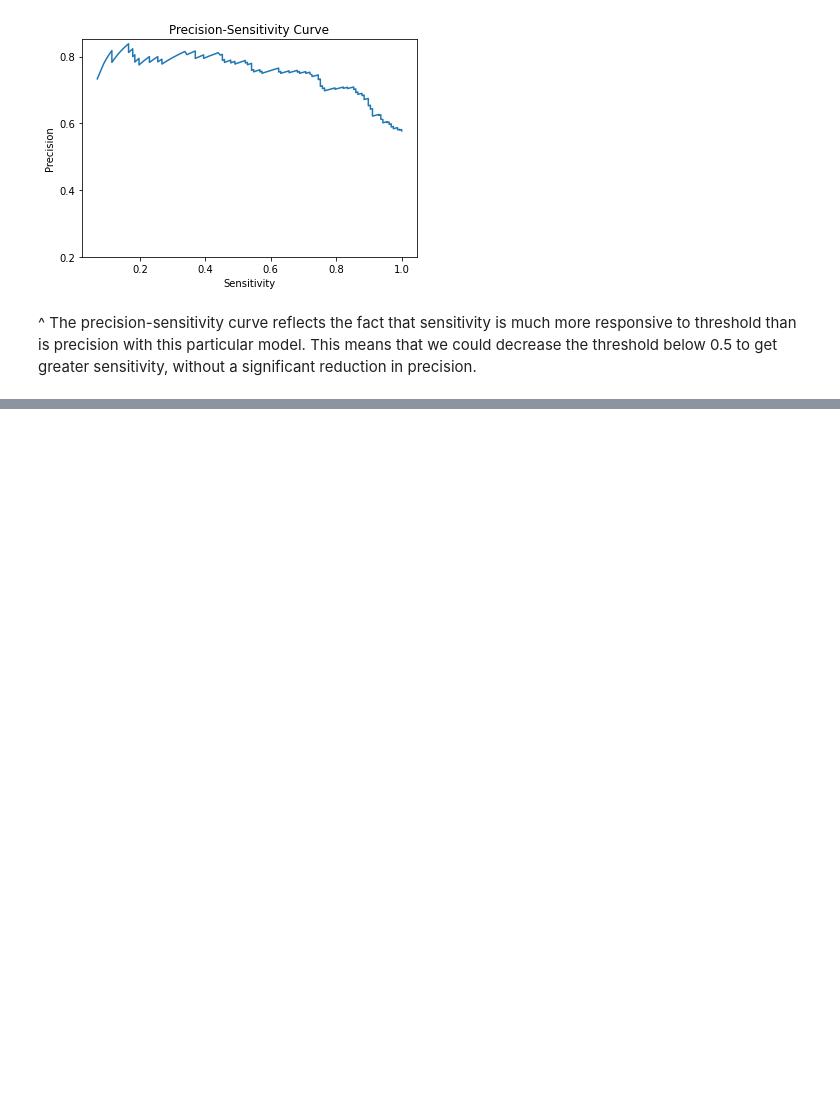
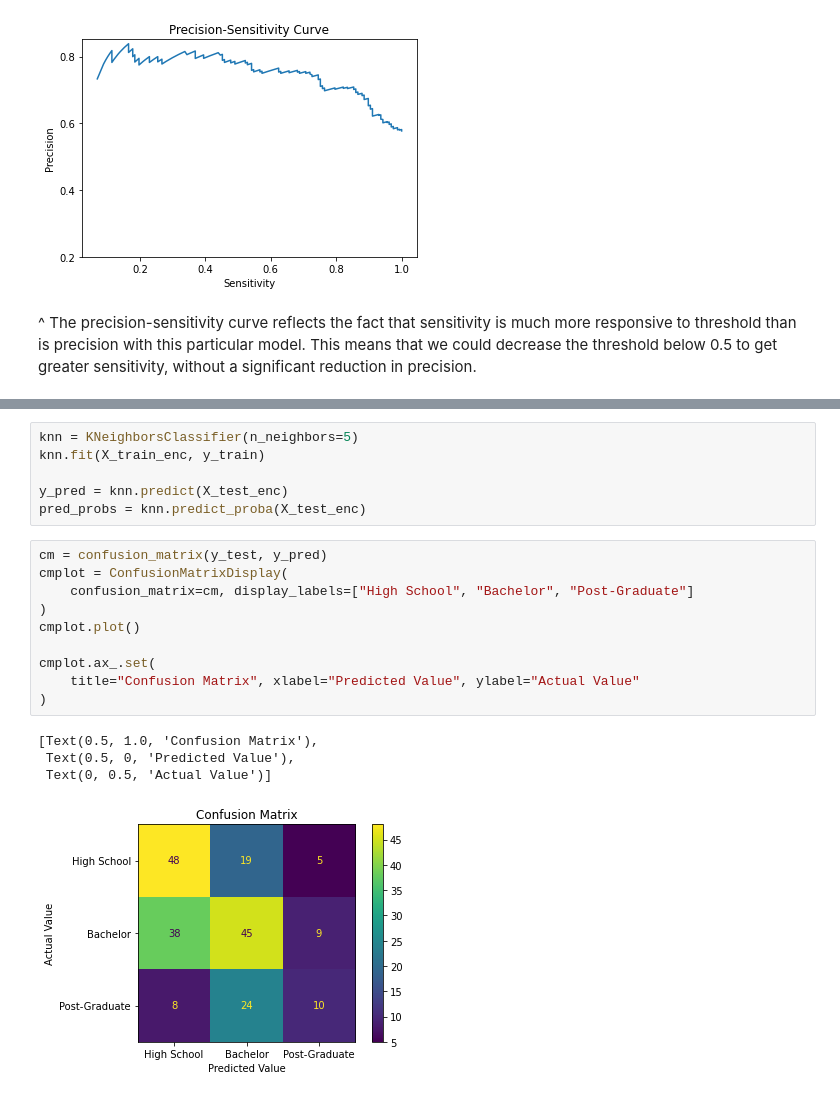
Before and after one commit to alextanhongpin/data-cleaning-and-exploration-with-machine-learning, a Jupyter notebook: 06-preparing_for_model_evaluation.ipynb, the cells around one changed output, grey strips where cells are left out. Drawn from its saved outputs; the diff is of its cells as text; blank space fills up the shorter version.

```diff
--- a/06-preparing_for_model_evaluation.ipynb
+++ b/06-preparing_for_model_evaluation.ipynb
@@ -394,0 +448,21 @@ plt.yticks(np.arange(0.2, 0.9, 0.2))
+# %%
+knn = KNeighborsClassifier(n_neighbors=5)
+knn.fit(X_train_enc, y_train)
+
+y_pred = knn.predict(X_test_enc)
+pred_probs = knn.predict_proba(X_test_enc)
+# %%
+cm = confusion_matrix(y_test, y_pred)
+cmplot = ConfusionMatrixDisplay(
+    confusion_matrix=cm, display_labels=["High School", "Bachelor", "Post-Graduate"]
+)
+cmplot.plot()
+
+cmplot.ax_.set(
+    title="Confusion Matrix", xlabel="Predicted Value", ylabel="Actual Value"
+)
+# %% [output]
+[Text(0.5, 1.0, 'Confusion Matrix'),
+ Text(0.5, 0, 'Predicted Value'),
+ Text(0, 0.5, 'Actual Value')]
+[figure, added]
```
Also changed, not shown: parts of 34 cells of this notebook, 2 other files.
